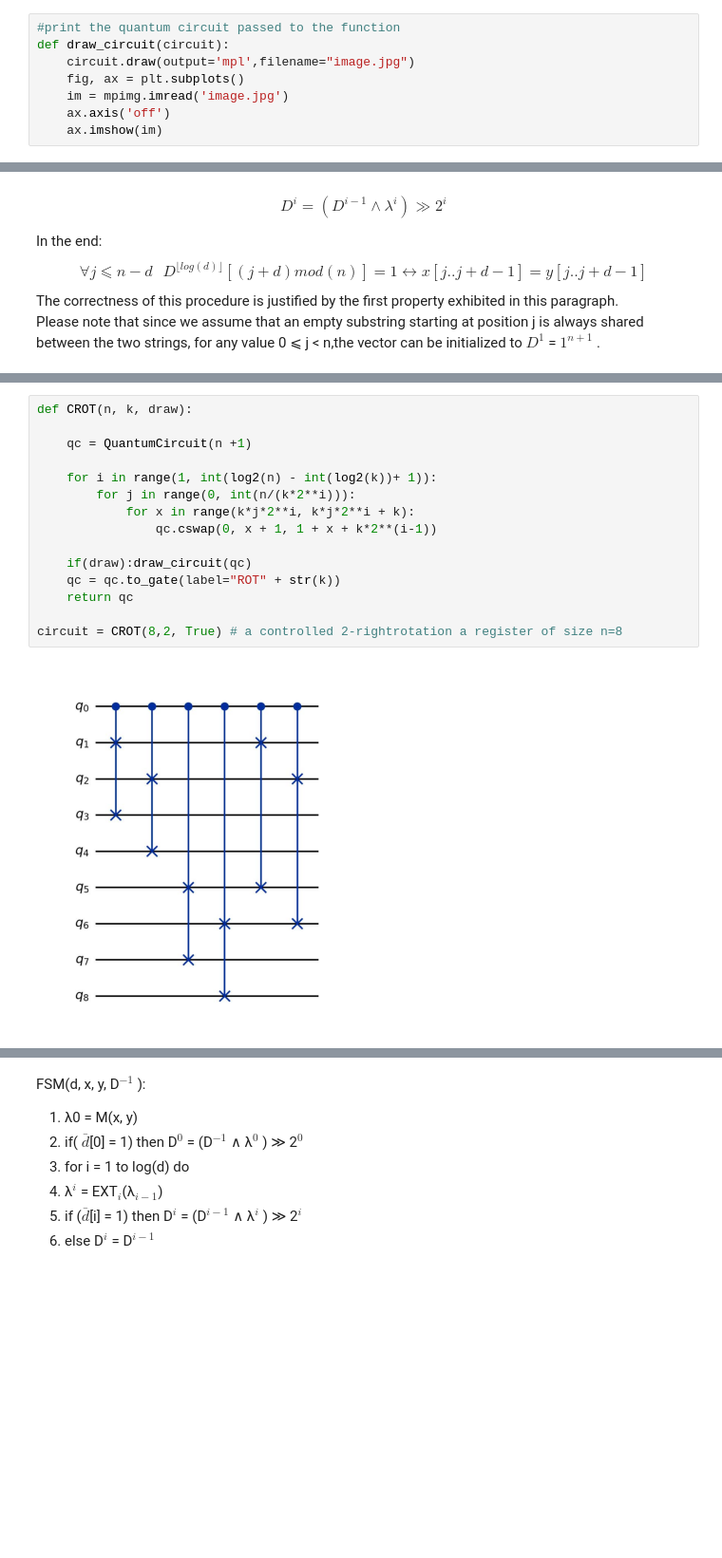
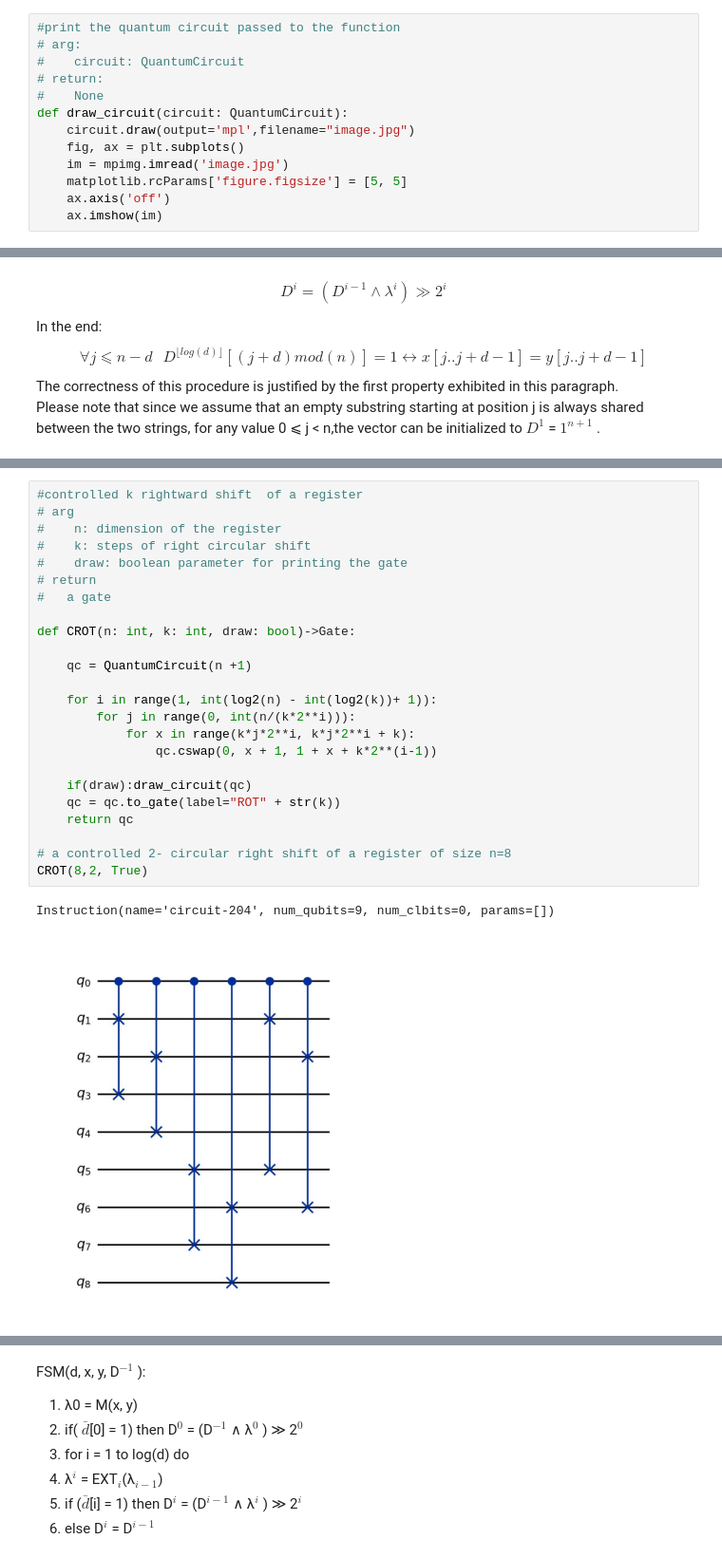
Before and after one commit to alexinho30/QuantumFixedMatching, a Jupyter notebook: QSC.ipynb, the cells around one changed output, grey strips where cells are left out. Shown at 95% size. Cells and saved outputs as stored; diff of their text form; blank space fills up the shorter version.

```diff
--- a/QSC.ipynb
+++ b/QSC.ipynb
@@ -109,9 +114,14 @@ Below you can find some utility routine that we will use later.
 # %%
 #print the quantum circuit passed to the function
-def draw_circuit(circuit):
+# arg:
+#    circuit: QuantumCircuit
+# return:
+#    None
+def draw_circuit(circuit: QuantumCircuit):
     circuit.draw(output='mpl',filename="image.jpg")
     fig, ax = plt.subplots()
     im = mpimg.imread('image.jpg')
+    matplotlib.rcParams['figure.figsize'] = [5, 5]
     ax.axis('off')
     ax.imshow(im)
 # %%
@@ -287,17 +372,27 @@ Note that due to modular rotation, the procedure could find common circular fact
 # %%
-def CROT(n, k, draw):
+#controlled k rightward shift  of a register
+# arg
+#    n: dimension of the register
+#    k: steps of right circular shift
+#    draw: boolean parameter for printing the gate
+# return
+#   a gate
+
+def CROT(n: int, k: int, draw: bool)->Gate:
 
     qc = QuantumCircuit(n +1)
 
     for i in range(1, int(log2(n) - int(log2(k))+ 1)):
         for j in range(0, int(n/(k*2**i))):
             for x in range(k*j*2**i, k*j*2**i + k):
                 qc.cswap(0, x + 1, 1 + x + k*2**(i-1))
 
     if(draw):draw_circuit(qc)
     qc = qc.to_gate(label="ROT" + str(k))
     return qc
 
-circuit = CROT(8,2, True) # a controlled 2-rightrotation a register of size n=8
+# a controlled 2- circular right shift of a register of size n=8
+CROT(8,2, True)
 # %% [output]
+Instruction(name='circuit-204', num_qubits=9, num_clbits=0, params=[])
-[figure, old version]
+[figure, new version]
```
Also changed, not shown: parts of 53 cells of this notebook.
